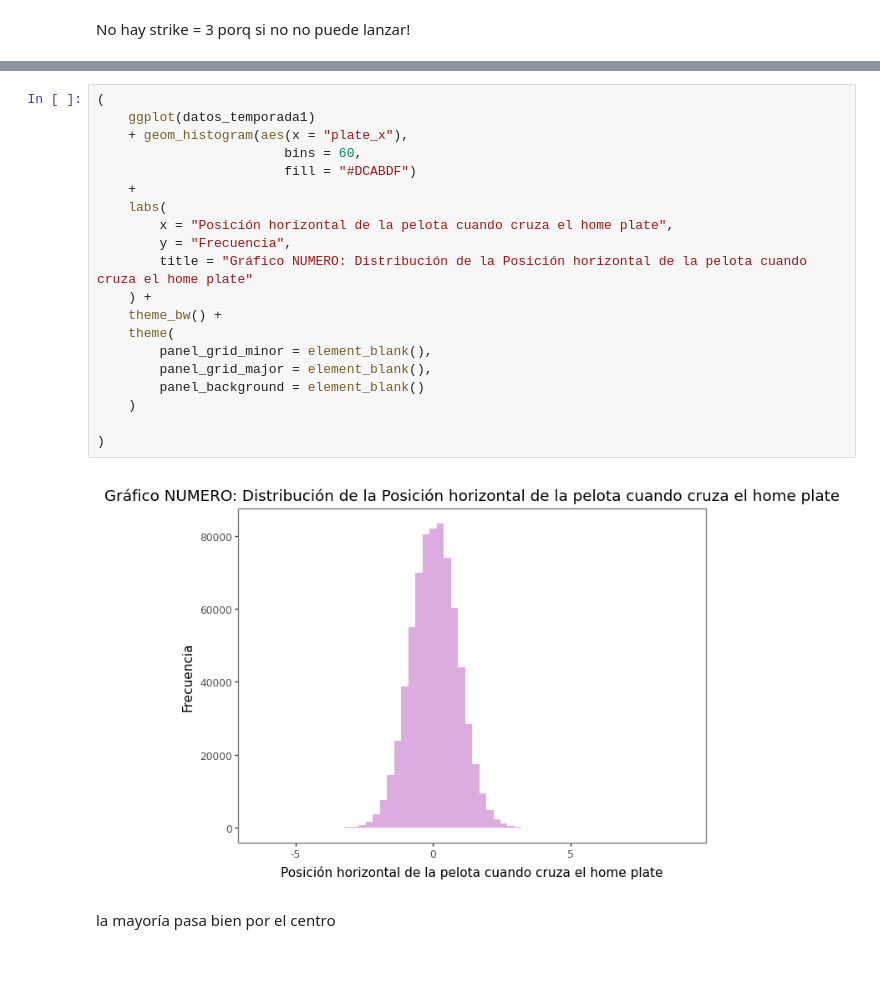
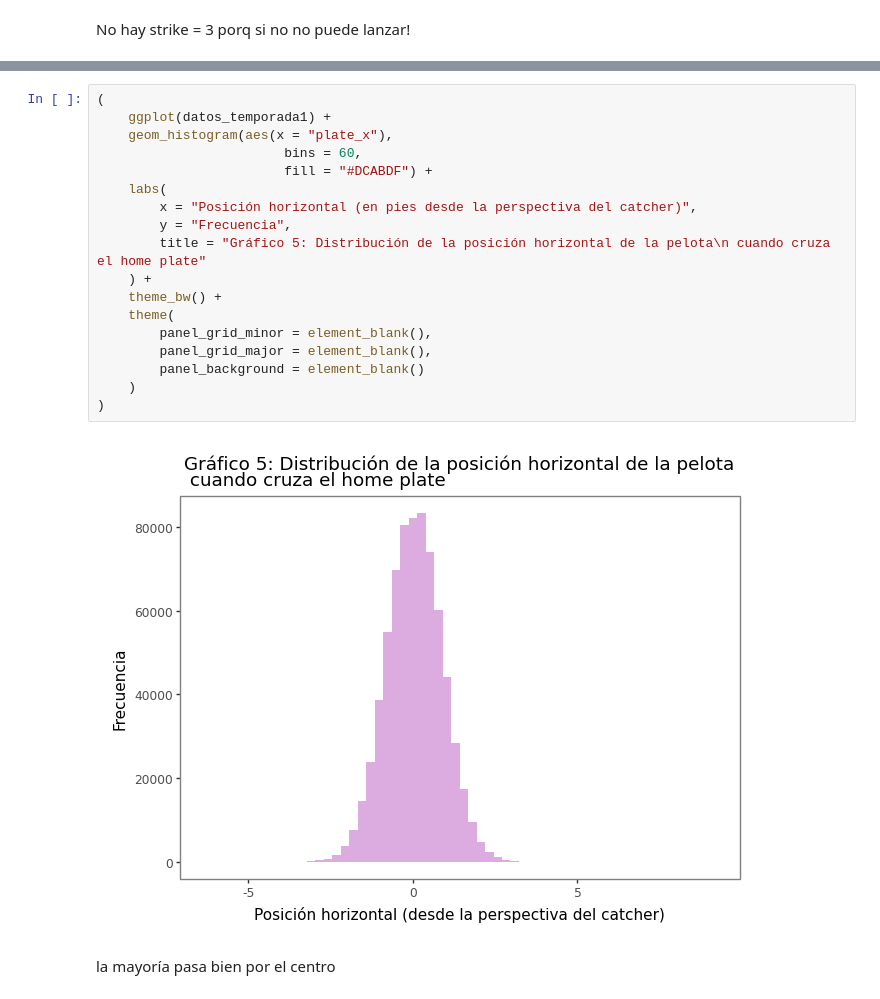
Before and after one commit to luciacordoba14/PythonTP2, a Jupyter notebook: Analisis Descriptivo.ipynb, the cells around one changed output, grey strips where cells are left out. Cells and saved outputs as stored; diff of their text form; blank space fills up the shorter version.

Commit message:
Unifiqué los estilos de los gráficos.

```diff
--- a/Analisis Descriptivo.ipynb
+++ b/Analisis Descriptivo.ipynb
@@ -288,25 +295,23 @@ No hay strike = 3 porq si no no puede lanzar!
 # %%
 (
-    ggplot(datos_temporada1)
-    + geom_histogram(aes(x = "plate_x"),
+    ggplot(datos_temporada1) +
+    geom_histogram(aes(x = "plate_x"),
                         bins = 60,
-                        fill = "#DCABDF")
-    +
+                        fill = "#DCABDF") +
     labs(
-        x = "Posición horizontal de la pelota cuando cruza el home plate",
+        x = "Posición horizontal (en pies desde la perspectiva del catcher)",
         y = "Frecuencia",
-        title = "Gráfico NUMERO: Distribución de la Posición horizontal de la pelota cuando cruza el home plate"
+        title = "Gráfico 5: Distribución de la posición horizontal de la pelota\n cuando cruza el home plate"
     ) +
     theme_bw() +
     theme(
         panel_grid_minor = element_blank(),
         panel_grid_major = element_blank(),
         panel_background = element_blank()
     )
-
 )
 # %% [output]
-[figure, old version]
+[figure, new version]
 # %% [markdown]
 la mayoría pasa bien por el centro
 # %%
```
Also changed, not shown: parts of 23 cells of this notebook.
